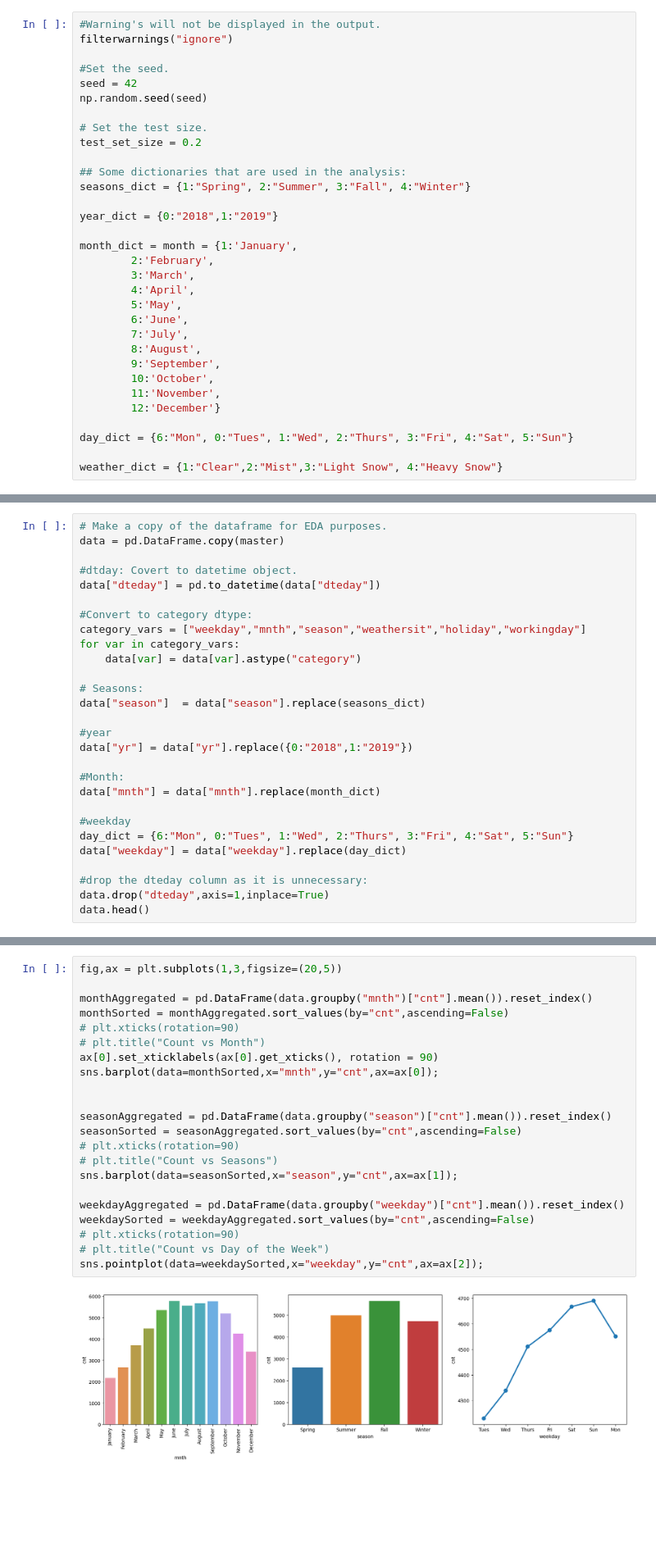
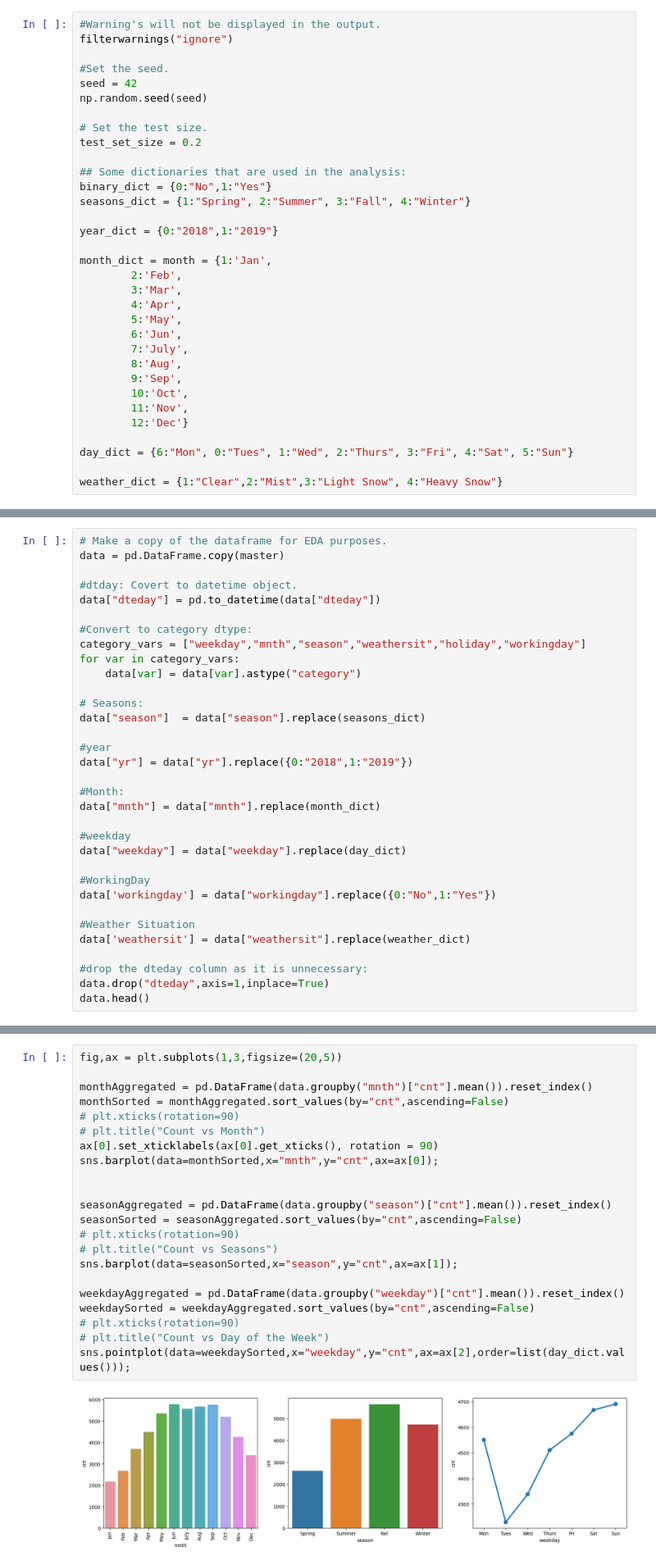
Before and after one commit to jaegarbomb/BikeSharing, a Jupyter notebook: Bike_Sharing_Analysis.ipynb, the cells around one changed output, grey strips where cells are left out. Shown: that part at 82% size. Cells and saved outputs as stored; diff of their text form; blank space fills up the shorter version.

Commit message:
Added Data preprocessing step

```diff
--- a/Bike_Sharing_Analysis.ipynb
+++ b/Bike_Sharing_Analysis.ipynb
@@ -16,22 +16,23 @@ np.random.seed(seed)
 test_set_size = 0.2
 
 ## Some dictionaries that are used in the analysis:
+binary_dict = {0:"No",1:"Yes"}
 seasons_dict = {1:"Spring", 2:"Summer", 3:"Fall", 4:"Winter"}
 
 year_dict = {0:"2018",1:"2019"}
 
-month_dict = month = {1:'January',
-		2:'February',
-		3:'March',
-		4:'April',
+month_dict = month = {1:'Jan',
+		2:'Feb',
+		3:'Mar',
+		4:'Apr',
 		5:'May',
-		6:'June',
+		6:'Jun',
 		7:'July',
-		8:'August',
-		9:'September',
-		10:'October',
-		11:'November',
-		12:'December'}
+		8:'Aug',
+		9:'Sep',
+		10:'Oct',
+		11:'Nov',
+		12:'Dec'}
 
 day_dict = {6:"Mon", 0:"Tues", 1:"Wed", 2:"Thurs", 3:"Fri", 4:"Sat", 5:"Sun"}
 
@@ -125,8 +126,13 @@ data["yr"] = data["yr"].replace({0:"2018",1:"2019"})
 data["mnth"] = data["mnth"].replace(month_dict)
 
 #weekday
-day_dict = {6:"Mon", 0:"Tues", 1:"Wed", 2:"Thurs", 3:"Fri", 4:"Sat", 5:"Sun"}
 data["weekday"] = data["weekday"].replace(day_dict)
+
+#WorkingDay
+data['workingday'] = data["workingday"].replace({0:"No",1:"Yes"})
+
+#Weather Situation
+data['weathersit'] = data["weathersit"].replace(weather_dict)
 
 #drop the dteday column as it is unnecessary:
 data.drop("dteday",axis=1,inplace=True)
@@ -183,24 +189,24 @@ sns.heatmap(corr, annot=True,mask=mask,square=True,vmax=0.8);
 # %%
 fig,ax = plt.subplots(1,3,figsize=(20,5))
 
 monthAggregated = pd.DataFrame(data.groupby("mnth")["cnt"].mean()).reset_index()
 monthSorted = monthAggregated.sort_values(by="cnt",ascending=False)
 # plt.xticks(rotation=90)
 # plt.title("Count vs Month")
 ax[0].set_xticklabels(ax[0].get_xticks(), rotation = 90)
 sns.barplot(data=monthSorted,x="mnth",y="cnt",ax=ax[0]);
 
 
 seasonAggregated = pd.DataFrame(data.groupby("season")["cnt"].mean()).reset_index()
 seasonSorted = seasonAggregated.sort_values(by="cnt",ascending=False)
 # plt.xticks(rotation=90)
 # plt.title("Count vs Seasons")
 sns.barplot(data=seasonSorted,x="season",y="cnt",ax=ax[1]);
 
 weekdayAggregated = pd.DataFrame(data.groupby("weekday")["cnt"].mean()).reset_index()
 weekdaySorted = weekdayAggregated.sort_values(by="cnt",ascending=False)
 # plt.xticks(rotation=90)
 # plt.title("Count vs Day of the Week")
-sns.pointplot(data=weekdaySorted,x="weekday",y="cnt",ax=ax[2]);
+sns.pointplot(data=weekdaySorted,x="weekday",y="cnt",ax=ax[2],order=list(day_dict.values()));
 # %% [output]
-[figure, old version]
+[figure, new version]
```
Also changed, not shown: parts of 11 cells of this notebook.
